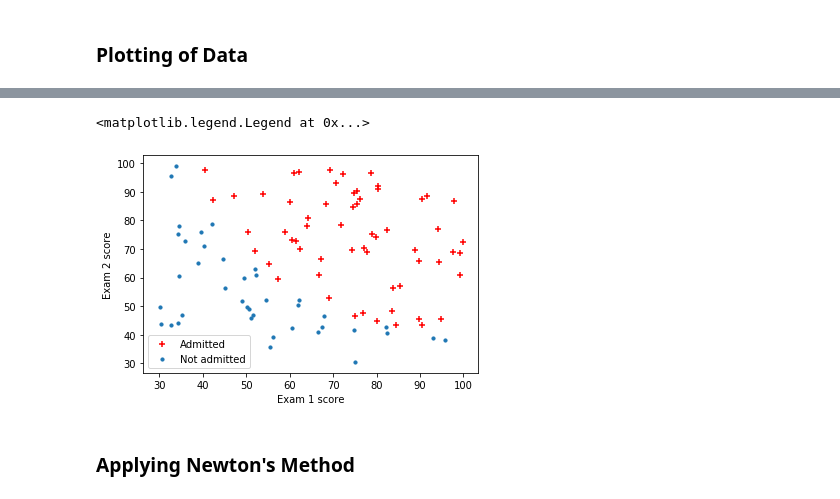
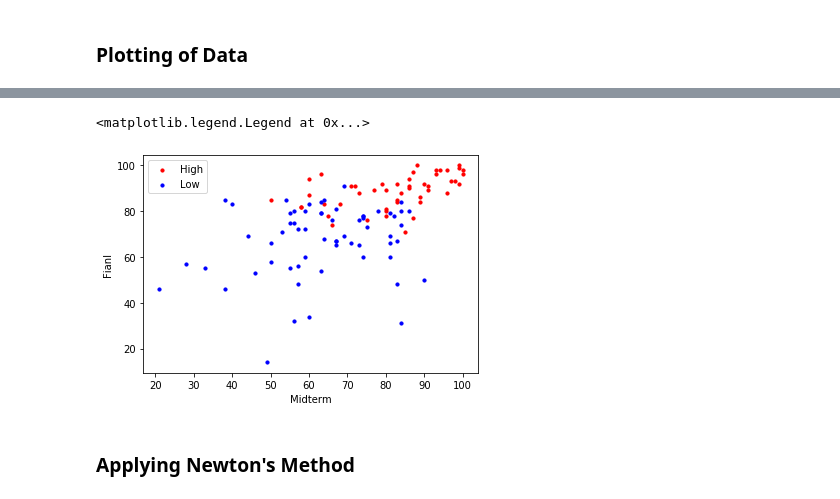
Before and after one commit to jeremy9959/Math-3094-UConn-old, a Jupyter notebook: LogisticRegression/lab/logistic-regression.ipynb, the cells around one changed output, grey strips where cells are left out. Saved outputs shown, nothing was run; the diff lists cells and outputs as text; code cells hidden in the pictures.

```diff
--- a/LogisticRegression/lab/logistic-regression.ipynb
+++ b/LogisticRegression/lab/logistic-regression.ipynb
@@ -87,7 +115,7 @@ import matplotlib.pyplot as plt
 import pandas as pd
 from sklearn.linear_model import LogisticRegression
 # %%
-df=pd.read_csv("../data/ex2data1.txt",header=None)
+df=pd.read_csv("../data/exam.csv",header=None)
 X=df.iloc[:,:-1].values
 t=df.iloc[:,-1].values
 # %%
@@ -123,13 +164,15 @@ clf.score(X,t)
+# %%
+high , low = (t==1), (t==0)
 # %%
-pos , neg = (t==1).reshape(100,1) , (t==0).reshape(100,1)
-plt.scatter(X[pos[:,0],0],X[pos[:,0],1],c="r",marker="+")
-plt.scatter(X[neg[:,0],0],X[neg[:,0],1],marker="o",s=10)
-plt.xlabel("Exam 1 score")
-plt.ylabel("Exam 2 score")
-plt.legend(["Admitted","Not admitted"],loc=0)
+plt.scatter(X[high,0],X[high,1],c="r",marker="o",s=10)
+plt.scatter(X[low,0],X[low,1],c="b",marker="o",s=10)
+
+plt.xlabel("Midterm")
+plt.ylabel("Fianl")
+plt.legend(["High","Low"],loc=0)
 # %% [output]
 <matplotlib.legend.Legend at 0x...>
-[figure, old version]
+[figure, new version]
 # %% [markdown]
 ### Applying Newton's Method
 # %%
```
Also changed, not shown: parts of 58 cells of this notebook, 4 other files.
